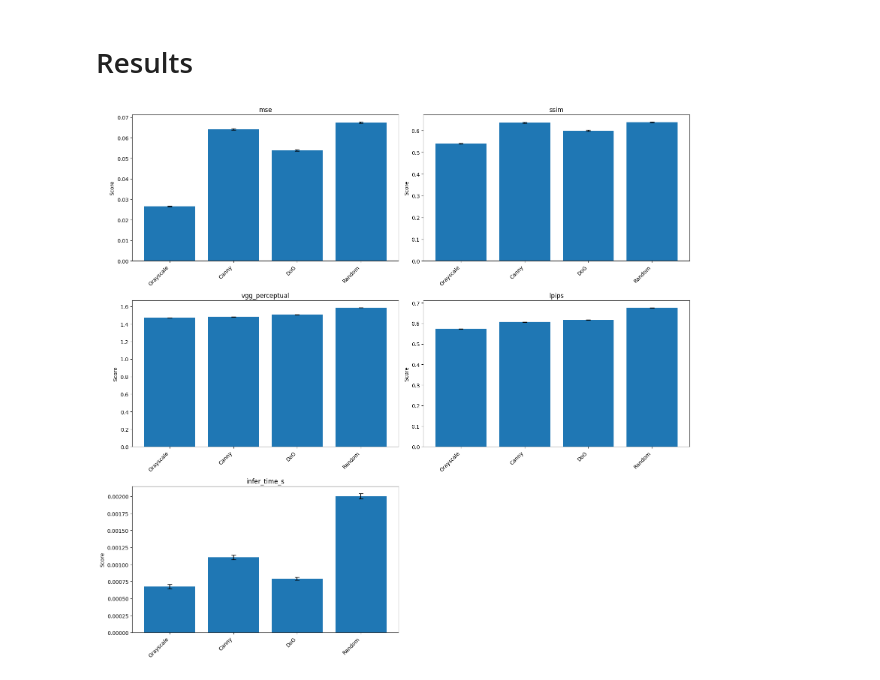
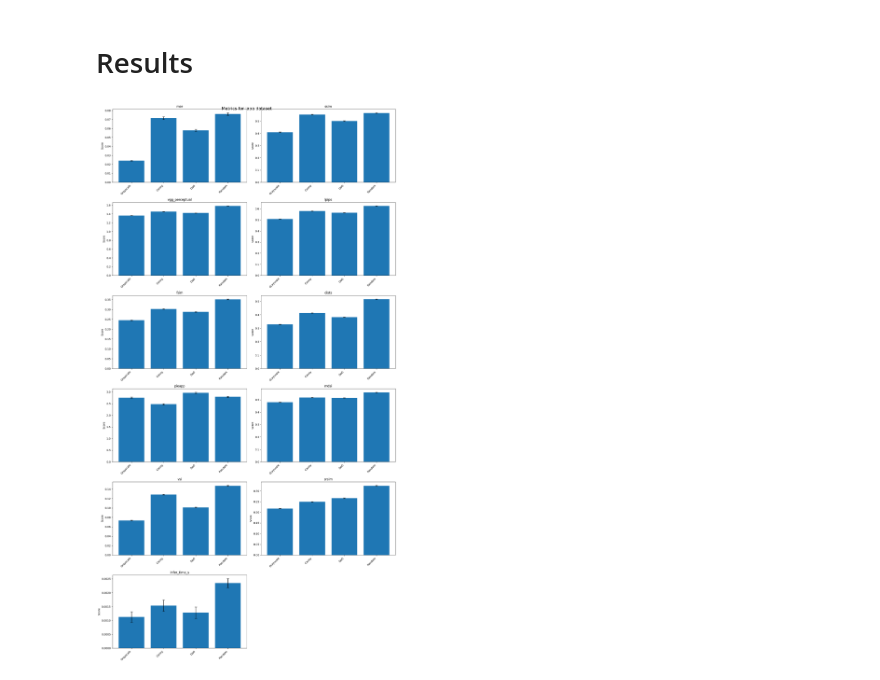
Before and after one commit to MichelleAppel/SCAPE, a Jupyter notebook: notebooks/results.ipynb, the cells around one changed output. Cells and saved outputs as stored; diff of their text form; code cells hidden in the pictures.

Commit message:
added metrics

```diff
--- a/notebooks/results.ipynb
+++ b/notebooks/results.ipynb
@@ -39,7 +39,7 @@ def plot_metrics(df, title):
     plt.show()
 # %%
 # import the 4 csv files
-experiment_name = 'sun'
+experiment_name = 'lapa'
 grayscale_df = load_csv('../results/grayscale_{}/per_image_metrics.csv'.format(experiment_name))
 canny_df = load_csv('../results/canny_{}/per_image_metrics.csv'.format(experiment_name))
 log_df = load_csv('../results/DoG_{}/per_image_metrics.csv'.format(experiment_name))
@@ -55,7 +55,7 @@ def calculate_mean_sem(df):
     """
     Calculate mean and standard error of the mean (sem) for each metric.
     """
-    metrics = ['mse', 'ssim', 'vgg_perceptual', 'lpips', 'infer_time_s']
+    metrics = ['mse', 'ssim', 'vgg_perceptual', 'lpips', 'fsim', 'dists', 'pieapp', 'mdsi', 'vsi', 'srsim', 'infer_time_s']
     results = []
 
     for metric in metrics:
@@ -78,26 +78,29 @@ combined_metrics.rename(columns={'level_0': 'method'}, inplace=True)
 # %%
 metrics = combined_metrics['metric'].unique()
 n = len(metrics)
 cols = 2
 rows = (n + 1)//cols
 
 fig, axes = plt.subplots(rows, cols, figsize=(8*cols, 5*rows))
 axes = axes.flatten()
 
 for ax, metric in zip(axes, metrics):
     dfm = combined_metrics[combined_metrics['metric'] == metric]
     ax.bar(dfm['method'], dfm['mean'],
            yerr=dfm['sem'],
            capsize=4)
     ax.set_title(metric)
     ax.set_ylabel('Score')
     ax.set_xticklabels(dfm['method'], rotation=45, ha='right')
 
 # hide any unused axes
 for ax in axes[len(metrics):]:
     ax.axis('off')
 
+# title is dataset
+plt.suptitle(f'Metrics for {experiment_name} dataset', fontsize=16)
+
 plt.tight_layout()
 plt.show()
 # %% [output]
-[figure, old version]
+[figure, new version]
```
Also changed, not shown: 6 other files.
